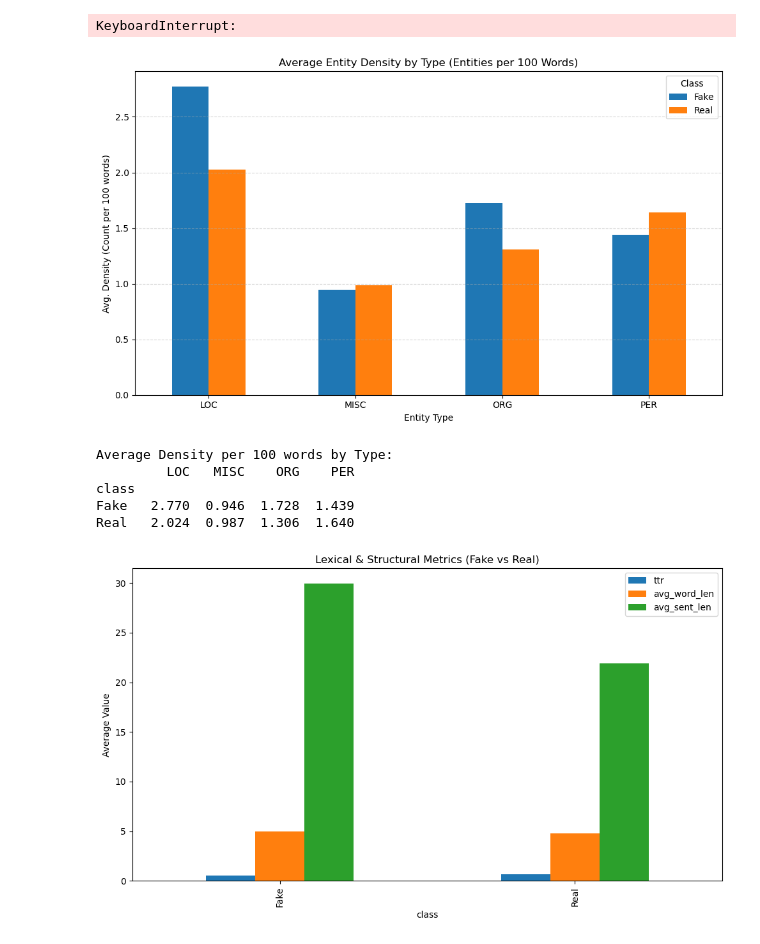
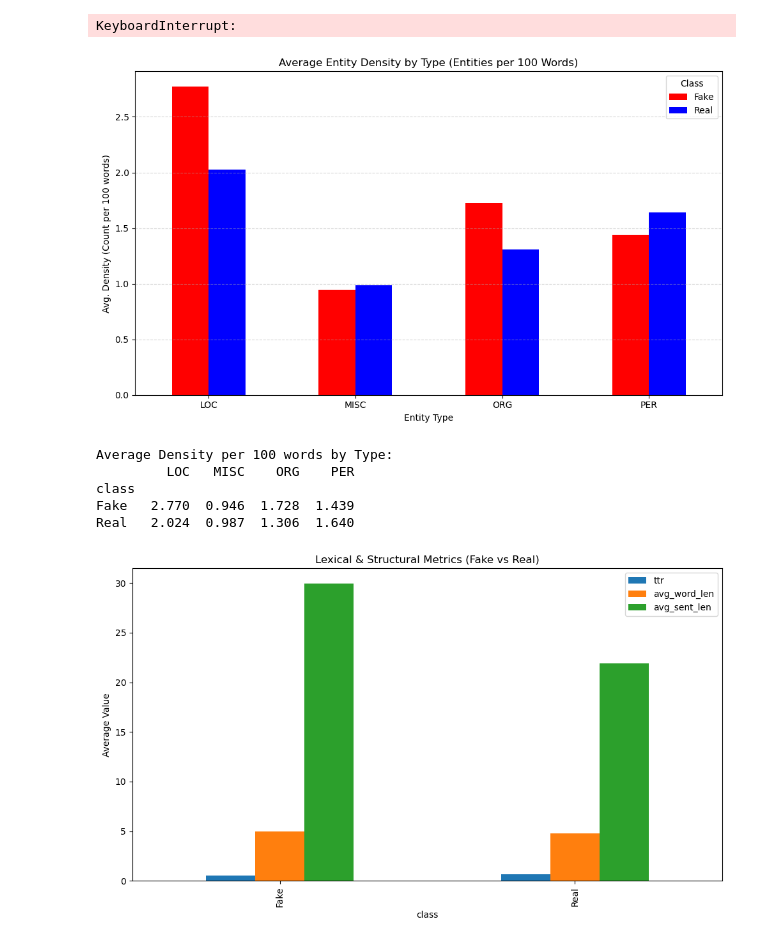
Before and after one commit to DuarteCruz6/MLChallenge-2526, a Jupyter notebook: presentation/notebooks/other_stuff/extra_graphs.ipynb, the cells around one changed output. Drawn from its saved outputs; the diff is of its cells as text; code cells hidden in the pictures.

```diff
--- a/presentation/notebooks/other_stuff/extra_graphs.ipynb
+++ b/presentation/notebooks/other_stuff/extra_graphs.ipynb
@@ -201,6 +212,9 @@ else:
 # %% [output]
 KeyboardInterrupt:
 # %%
+import pandas as pd
+import matplotlib.pyplot as plt
+
 # 1. Initialize data list for type-specific density
 type_density_records = []
 
@@ -220,36 +234,42 @@ for text, label in zip(texts, labels):
     for ent in doc.ents:
         if ent.label_ in counts:
             counts[ent.label_] += 1
 
     # Calculate density for each type: (Count / Words) * 100
     row = {"class": "Fake" if label == 1 else "Real"}
     for t in target_types:
         row[t] = (counts[t] / word_count) * 100
 
     type_density_records.append(row)
 
 # 2. Create DataFrame and calculate averages
 df_type_density = pd.DataFrame(type_density_records)
+# Grouping by class creates an index ['Fake', 'Real']
 avg_type_density = df_type_density.groupby("class").mean()
 
 # 3. Plotting (Transposing so Entity Type is on the X-axis)
-# Note: 'avg_type_density.T' swaps rows and columns for the bar chart
-avg_type_density.T.plot(kind="bar", figsize=(10, 6), color=['tab:blue', 'tab:orange'])
+# We map 'red' to 'Fake' and 'blue' to 'Real' based on alphabetical order
+avg_type_density.T.plot(
+    kind="bar",
+    figsize=(10, 6),
+    color=['red', 'blue']
+)
 
 plt.title("Average Entity Density by Type (Entities per 100 Words)")
 plt.ylabel("Avg. Density (Count per 100 words)")
 plt.xlabel("Entity Type")
 plt.xticks(rotation=0)
 plt.legend(title="Class")
 plt.grid(axis='y', linestyle='--', alpha=0.5)
 plt.tight_layout()
+plt.savefig("entity_density.png")
 plt.show()
 
 # Print the table for exact numbers
 print("Average Density per 100 words by Type:")
 print(avg_type_density.round(3))
 # %% [output]
-[figure, old version]
+[figure, new version]
 Average Density per 100 words by Type:
          LOC   MISC    ORG    PER
 class
```
Also changed, not shown: parts of 4 cells of this notebook, 5 other files.
